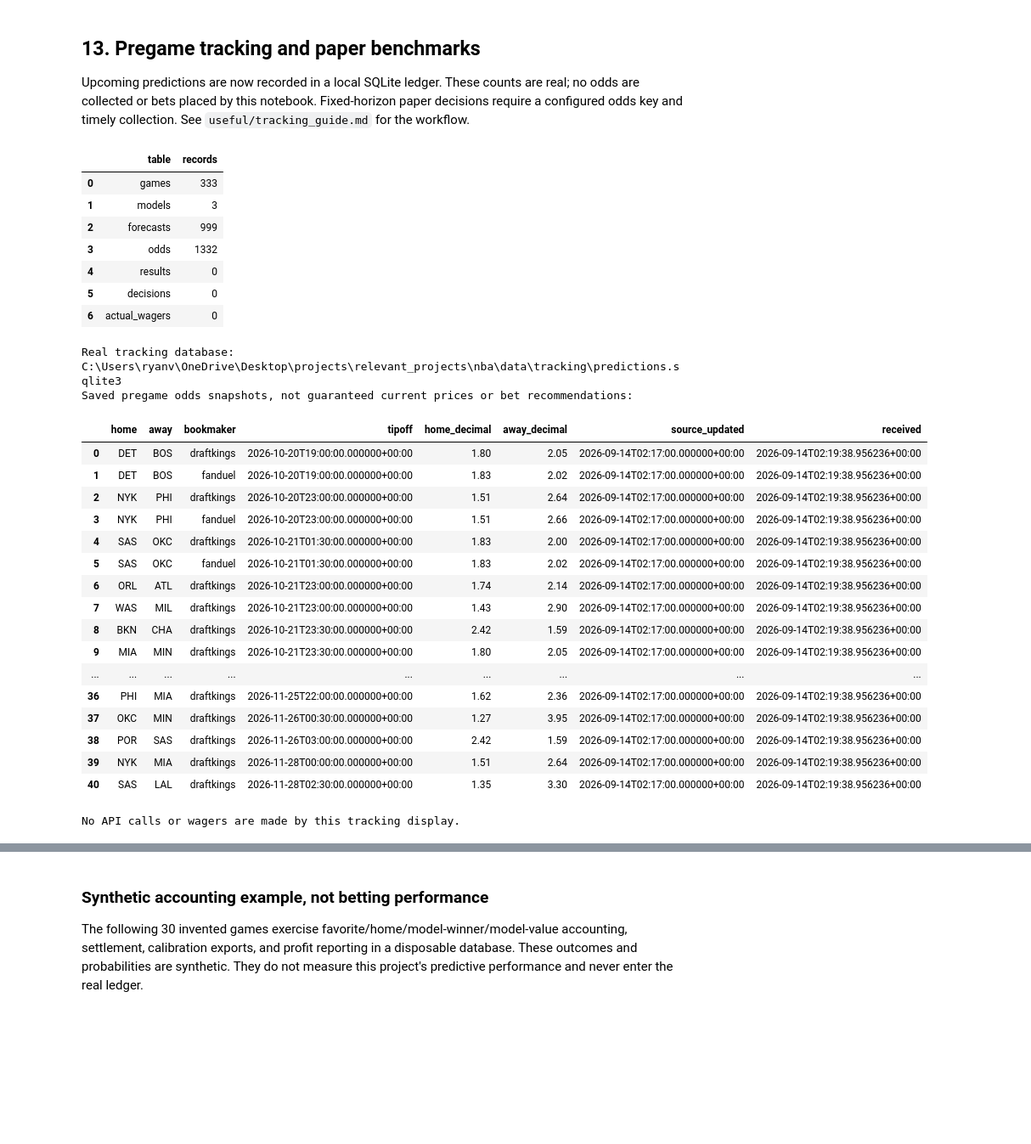
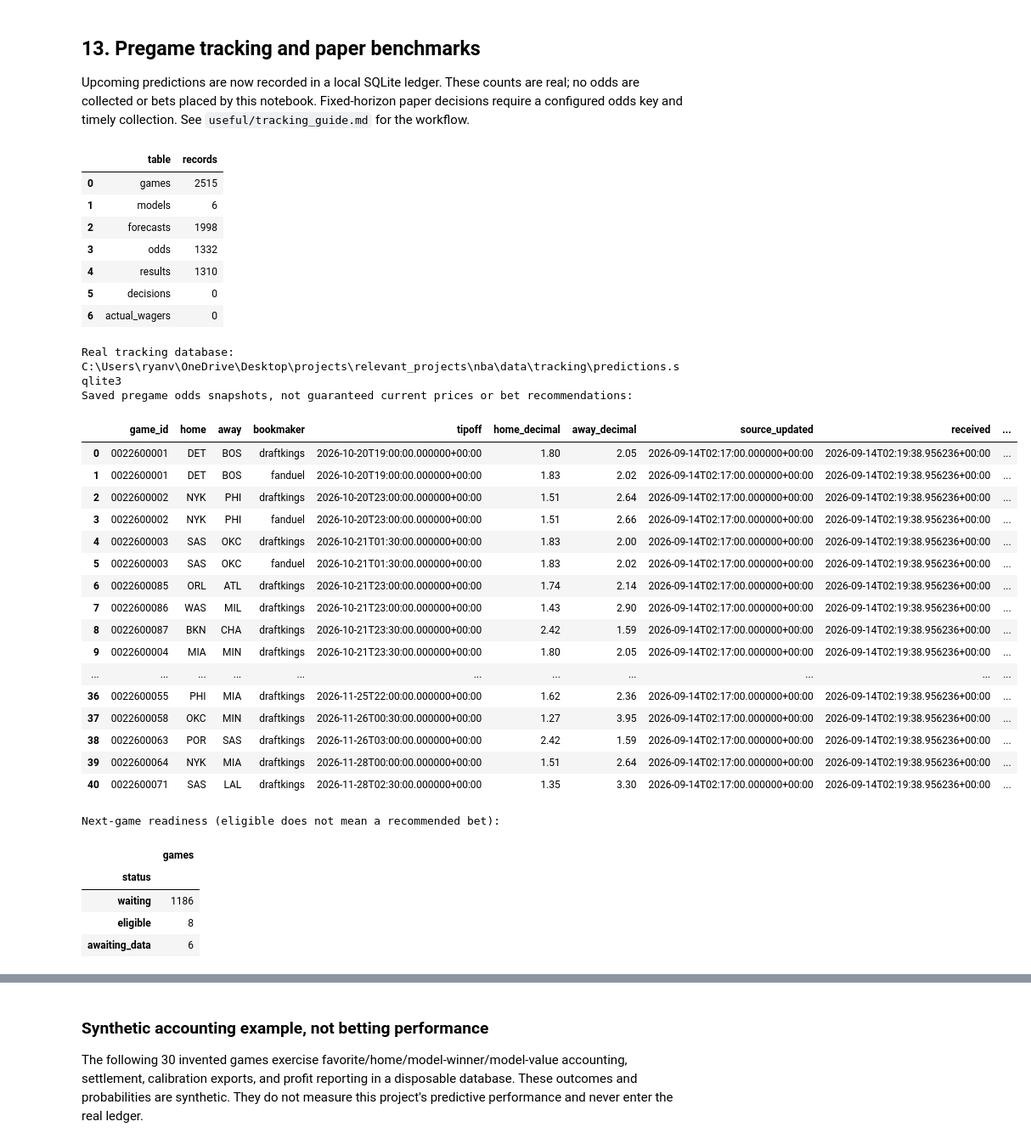
Before and after one commit to RyanVukicevic/NBA-Game-Outcome-Predictor, a Jupyter notebook: src/demo.ipynb, the cells around one changed output, grey strips where cells are left out. Shown at 85% size. Cells and saved outputs as stored; diff of their text form; code cells hidden in the pictures; blank space fills up the shorter version.

Commit message:
Add next-game eligibility and quota-aware paper scheduler

```diff
--- a/src/demo.ipynb
+++ b/src/demo.ipynb
@@ -654,50 +654,76 @@ Outputs: C:\Users\ryanv\OneDrive\Desktop\projects\relevant_projects\nba\reports\
 
 Upcoming predictions are now recorded in a local SQLite ledger. These counts are real; no odds are collected or bets placed by this notebook. Fixed-horizon paper decisions require a configured odds key and timely collection. See `useful/tracking_guide.md` for the workflow.
 # %%
-from tracking import Ledger, DB_PATH
+from tracking import Ledger, DB_PATH, american_odds
+from eligibility import EligibilityContext
+from budget import status as quota_status
 with Ledger() as ledger:
     counts = [{"table": table, "records": ledger.db.execute(f"SELECT COUNT(*) FROM {table}").fetchone()[0]}
               for table in ["games", "models", "forecasts", "odds", "results", "decisions", "actual_wagers"]]
     latest_odds = pd.DataFrame(ledger.rows("""
-        SELECT g.home, g.away, o.bookmaker, o.tipoff, o.home AS home_decimal,
+        SELECT g.id AS game_id, g.home, g.away, o.bookmaker, o.tipoff, o.home AS home_decimal,
                o.away AS away_decimal, o.updated AS source_updated, o.received
         FROM odds o JOIN games g ON g.id=o.game_id
         WHERE o.id=(SELECT id FROM odds WHERE game_id=o.game_id AND bookmaker=o.bookmaker
                     ORDER BY received DESC,id DESC LIMIT 1) AND o.status='quoted'
         ORDER BY o.tipoff,g.home,o.bookmaker
     """))
+    tracking_model_id = live_rows.iloc[0]["model_id"] if not live_rows.empty else reloaded.metadata["model_id"]
+    readiness = EligibilityContext(ledger, tracking_model_id).record()
+    quota = quota_status(ledger)
 display(pd.DataFrame(counts))
 print("Real tracking database:", DB_PATH)
 print("Saved pregame odds snapshots, not guaranteed current prices or bet recommendations:")
+if not latest_odds.empty:
+    for side in ["home", "away"]:
+        latest_odds[side + "_american"] = latest_odds[side + "_decimal"].map(lambda d: f"{american_odds(d):+d}")
 display(latest_odds)
 latest_odds.to_csv(REPORTS / "latest_pregame_odds.csv", index=False)
+readiness_rows = [{"game_id": r["game_id"], "home": r["home"], "away": r["away"],
+                   "tipoff": r["tipoff"], "status": r["status"], "first_eligible_at": r["first_eligible_at"],
+                   "blockers": ', '.join(f"{b['team']}: {b['game_id']} ({b['status']})" for b in r["blockers"]),
+                   "latest_incorporated": ', '.join(f"{team}: {v['game_date']}" for team, v in r["latest_incorporated"].items() if v)}
+                  for r in readiness]
+readiness_frame = pd.DataFrame(readiness_rows)
+if not readiness_frame.empty:
+    readiness_frame = readiness_frame.sort_values(["tipoff", "home"])
+    print("Next-game readiness (eligible does not mean a recommended bet):")
+    display(readiness_frame.status.value_counts().rename("games").to_frame())
+    display(readiness_frame.head(30))
+readiness_frame.to_csv(REPORTS / "next_game_eligibility.csv", index=False)
+print("Quota guard:", quota)
 print("No API calls or wagers are made by this tracking display.")
 # %% [output]
 |  | table | records |
-| 0 | games | 333 |
-| 1 | models | 3 |
-| 2 | forecasts | 999 |
+| 0 | games | 2515 |
+| 1 | models | 6 |
+| 2 | forecasts | 1998 |
 | 3 | odds | 1332 |
-| 4 | results | 0 |
+| 4 | results | 1310 |
 | 5 | decisions | 0 |
 | 6 | actual_wagers | 0 |
 Real tracking database: C:\Users\ryanv\OneDrive\Desktop\projects\relevant_projects\nba\data\tracking\predictions.sqlite3
 Saved pregame odds snapshots, not guaranteed current prices or bet recommendations:
-|  | home | away | bookmaker | tipoff | home_decimal | away_decimal | source_updated | received |
-| 0 | DET | BOS | draftkings | 2026-10-20T19:00:00.000000+00:00 | 1.80 | 2.05 | 2026-09-14T02:17:00.000000+00:00 | 2026-09-14T02:19:38.956236+00:00 |
-| 1 | DET | BOS | fanduel | 2026-10-20T19:00:00.000000+00:00 | 1.83 | 2.02 | 2026-09-14T02:17:00.000000+00:00 | 2026-09-14T02:19:38.956236+00:00 |
-| 2 | NYK | PHI | draftkings | 2026-10-20T23:00:00.000000+00:00 | 1.51 | 2.64 | 2026-09-14T02:17:00.000000+00:00 | 2026-09-14T02:19:38.956236+00:00 |
-| 3 | NYK | PHI | fanduel | 2026-10-20T23:00:00.000000+00:00 | 1.51 | 2.66 | 2026-09-14T02:17:00.000000+00:00 | 2026-09-14T02:19:38.956236+00:00 |
-| 4 | SAS | OKC | draftkings | 2026-10-21T01:30:00.000000+00:00 | 1.83 | 2.00 | 2026-09-14T02:17:00.000000+00:00 | 2026-09-14T02:19:38.956236+00:00 |
-| 5 | SAS | OKC | fanduel | 2026-10-21T01:30:00.000000+00:00 | 1.83 | 2.02 | 2026-09-14T02:17:00.000000+00:00 | 2026-09-14T02:19:38.956236+00:00 |
-| 6 | ORL | ATL | draftkings | 2026-10-21T23:00:00.000000+00:00 | 1.74 | 2.14 | 2026-09-14T02:17:00.000000+00:00 | 2026-09-14T02:19:38.956236+00:00 |
-| 7 | WAS | MIL | draftkings | 2026-10-21T23:00:00.000000+00:00 | 1.43 | 2.90 | 2026-09-14T02:17:00.000000+00:00 | 2026-09-14T02:19:38.956236+00:00 |
-| 8 | BKN | CHA | draftkings | 2026-10-21T23:30:00.000000+00:00 | 2.42 | 1.59 | 2026-09-14T02:17:00.000000+00:00 | 2026-09-14T02:19:38.956236+00:00 |
-| 9 | MIA | MIN | draftkings | 2026-10-21T23:30:00.000000+00:00 | 1.80 | 2.05 | 2026-09-14T02:17:00.000000+00:00 | 2026-09-14T02:19:38.956236+00:00 |
-| ... | ... | ... | ... | ... | ... | ... | ... | ... |
-| 36 | PHI | MIA | draftkings | 2026-11-25T22:00:00.000000+00:00 | 1.62 | 2.36 | 2026-09-14T02:17:00.000000+00:00 | 2026-09-14T02:19:38.956236+00:00 |
-| 37 | OKC | MIN | draftkings | 2026-11-26T00:30:00.000000+00:00 | 1.27 | 3.95 | 2026-09-14T02:17:00.000000+00:00 | 2026-09-14T02:19:38.956236+00:00 |
-| 38 | POR | SAS | draftkings | 2026-11-26T03:00:00.000000+00:00 | 2.42 | 1.59 | 2026-09-14T02:17:00.000000+00:00 | 2026-09-14T02:19:38.956236+00:00 |
-| 39 | NYK | MIA | draftkings | 2026-11-28T00:00:00.000000+00:00 | 1.51 | 2.64 | 2026-09-14T02:17:00.000000+00:00 | 2026-09-14T02:19:38.956236+00:00 |
-| 40 | SAS | LAL | draftkings | 2026-11-28T02:30:00.000000+00:00 | 1.35 | 3.30 | 2026-09-14T02:17:00.000000+00:00 | 2026-09-14T02:19:38.956236+00:00 |
+|  | game_id | home | away | bookmaker | tipoff | home_decimal | away_decimal | source_updated | received | ... |
+| 0 | 0022600001 | DET | BOS | draftkings | 2026-10-20T19:00:00.000000+00:00 | 1.80 | 2.05 | 2026-09-14T02:17:00.000000+00:00 | 2026-09-14T02:19:38.956236+00:00 | ... |
+| 1 | 0022600001 | DET | BOS | fanduel | 2026-10-20T19:00:00.000000+00:00 | 1.83 | 2.02 | 2026-09-14T02:17:00.000000+00:00 | 2026-09-14T02:19:38.956236+00:00 | ... |
+| 2 | 0022600002 | NYK | PHI | draftkings | 2026-10-20T23:00:00.000000+00:00 | 1.51 | 2.64 | 2026-09-14T02:17:00.000000+00:00 | 2026-09-14T02:19:38.956236+00:00 | ... |
+| 3 | 0022600002 | NYK | PHI | fanduel | 2026-10-20T23:00:00.000000+00:00 | 1.51 | 2.66 | 2026-09-14T02:17:00.000000+00:00 | 2026-09-14T02:19:38.956236+00:00 | ... |
+| 4 | 0022600003 | SAS | OKC | draftkings | 2026-10-21T01:30:00.000000+00:00 | 1.83 | 2.00 | 2026-09-14T02:17:00.000000+00:00 | 2026-09-14T02:19:38.956236+00:00 | ... |
+| 5 | 0022600003 | SAS | OKC | fanduel | 2026-10-21T01:30:00.000000+00:00 | 1.83 | 2.02 | 2026-09-14T02:17:00.000000+00:00 | 2026-09-14T02:19:38.956236+00:00 | ... |
+| 6 | 0022600085 | ORL | ATL | draftkings | 2026-10-21T23:00:00.000000+00:00 | 1.74 | 2.14 | 2026-09-14T02:17:00.000000+00:00 | 2026-09-14T02:19:38.956236+00:00 | ... |
+| 7 | 0022600086 | WAS | MIL | draftkings | 2026-10-21T23:00:00.000000+00:00 | 1.43 | 2.90 | 2026-09-14T02:17:00.000000+00:00 | 2026-09-14T02:19:38.956236+00:00 | ... |
+| 8 | 0022600087 | BKN | CHA | draftkings | 2026-10-21T23:30:00.000000+00:00 | 2.42 | 1.59 | 2026-09-14T02:17:00.000000+00:00 | 2026-09-14T02:19:38.956236+00:00 | ... |
+| 9 | 0022600004 | MIA | MIN | draftkings | 2026-10-21T23:30:00.000000+00:00 | 1.80 | 2.05 | 2026-09-14T02:17:00.000000+00:00 | 2026-09-14T02:19:38.956236+00:00 | ... |
+| ... | ... | ... | ... | ... | ... | ... | ... | ... | ... | ... |
+| 36 | 0022600055 | PHI | MIA | draftkings | 2026-11-25T22:00:00.000000+00:00 | 1.62 | 2.36 | 2026-09-14T02:17:00.000000+00:00 | 2026-09-14T02:19:38.956236+00:00 | ... |
+| 37 | 0022600058 | OKC | MIN | draftkings | 2026-11-26T00:30:00.000000+00:00 | 1.27 | 3.95 | 2026-09-14T02:17:00.000000+00:00 | 2026-09-14T02:19:38.956236+00:00 | ... |
+| 38 | 0022600063 | POR | SAS | draftkings | 2026-11-26T03:00:00.000000+00:00 | 2.42 | 1.59 | 2026-09-14T02:17:00.000000+00:00 | 2026-09-14T02:19:38.956236+00:00 | ... |
+| 39 | 0022600064 | NYK | MIA | draftkings | 2026-11-28T00:00:00.000000+00:00 | 1.51 | 2.64 | 2026-09-14T02:17:00.000000+00:00 | 2026-09-14T02:19:38.956236+00:00 | ... |
+| 40 | 0022600071 | SAS | LAL | draftkings | 2026-11-28T02:30:00.000000+00:00 | 1.35 | 3.30 | 2026-09-14T02:17:00.000000+00:00 | 2026-09-14T02:19:38.956236+00:00 | ... |
-No API calls or wagers are made by this tracking display.
+Next-game readiness (eligible does not mean a recommended bet):
+|  | games |
+| status |  |
+| waiting | 1186 |
+| eligible | 8 |
+| awaiting_data | 6 |
```
Also changed, not shown: parts of 5 cells of this notebook, 13 other files.
